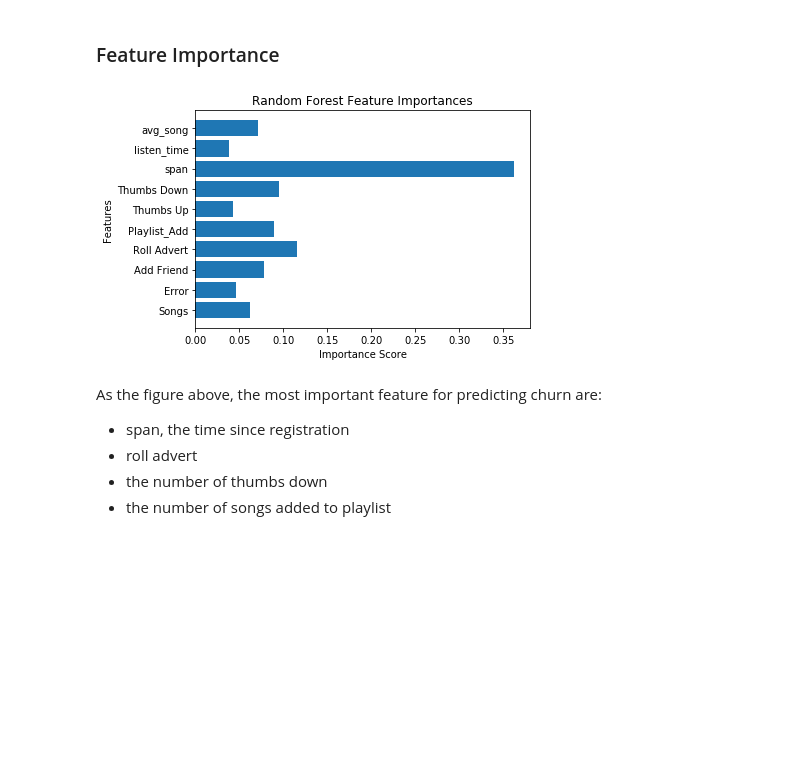
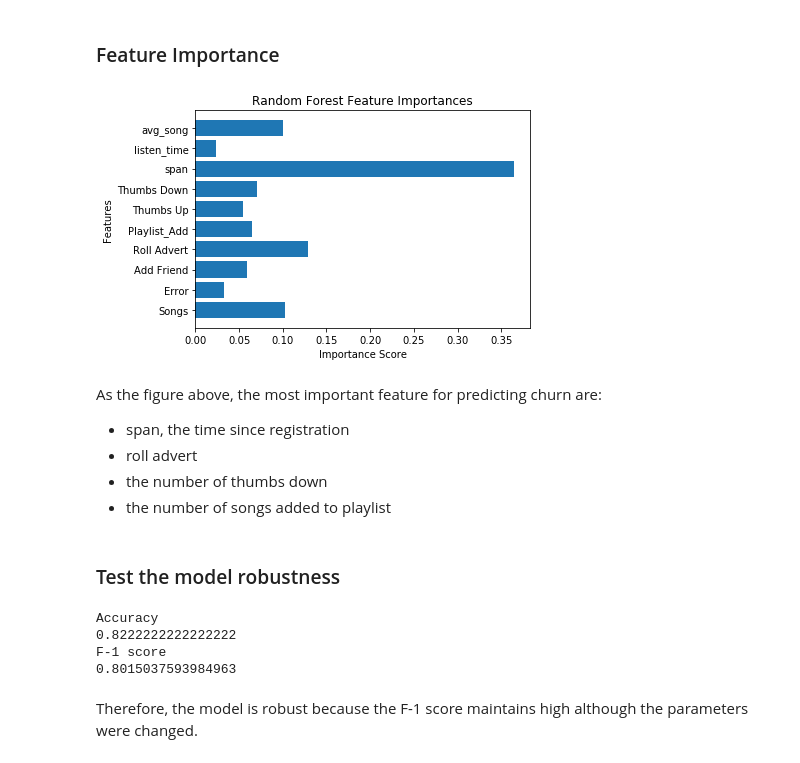
Before and after one commit to zihuan426/Predict_Sparkify_Churn, a Jupyter notebook: Sparkify.ipynb, the cells around one changed output. Saved outputs shown, nothing was run; the diff lists cells and outputs as text; code cells hidden in the pictures; blank space fills up the shorter version.

Commit message:
test: add model robustness test

```diff
--- a/Sparkify.ipynb
+++ b/Sparkify.ipynb
@@ -483,15 +483,15 @@ As we can see, **Random Forest** provides the best F-1 score performance. Let's
 # %%
 best_model = rfc_model.bestModel
 feature_importance = best_model.featureImportances
 
 y_value = np.arange(len(columns))
 plt.barh(y_value, feature_importance, align='center')
-plt.yticks(y_pos, columns)
+plt.yticks(y_value, columns)
 plt.xlabel('Importance Score')
 plt.ylabel('Features')
 plt.title('Random Forest Feature Importances');
 # %% [output]
-[figure, old version]
+[figure, new version]
 # %% [markdown]
 As the figure above, the most important feature for predicting churn are:
 
@@ -499,3 +499,24 @@ As the figure above, the most important feature for predicting churn are:
 - roll advert
 - the number of thumbs down
 - the number of songs added to playlist
+# %% [markdown]
+### Test the model robustness
+# %%
+# Change the number of folds from 3 to 5 to test the robustness of the model
+crossval_rfc_test = CrossValidator(estimator=rfc, evaluator=f1_score, estimatorParamMaps=paramGrid, numFolds=5)
+
+rfc_model_test = crossval_rfc_test.fit(train)
+rfc_results_test = rfc_model_test.transform(test)
+
+evaluator = MulticlassClassificationEvaluator(predictionCol="prediction")
+print("Accuracy")
+print(evaluator.evaluate(rfc_results_test, {evaluator.metricName: "accuracy"}))
+print("F-1 score")
+print(evaluator.evaluate(rfc_results_test, {evaluator.metricName: "f1"}))
+# %% [output]
+Accuracy
+0.8222222222222222
+F-1 score
+0.8015037593984963
+# %% [markdown]
+Therefore, the model is robust because the F-1 score maintains high although the parameters were changed.
```
Also changed, not shown: parts of 1 cell of this notebook.
